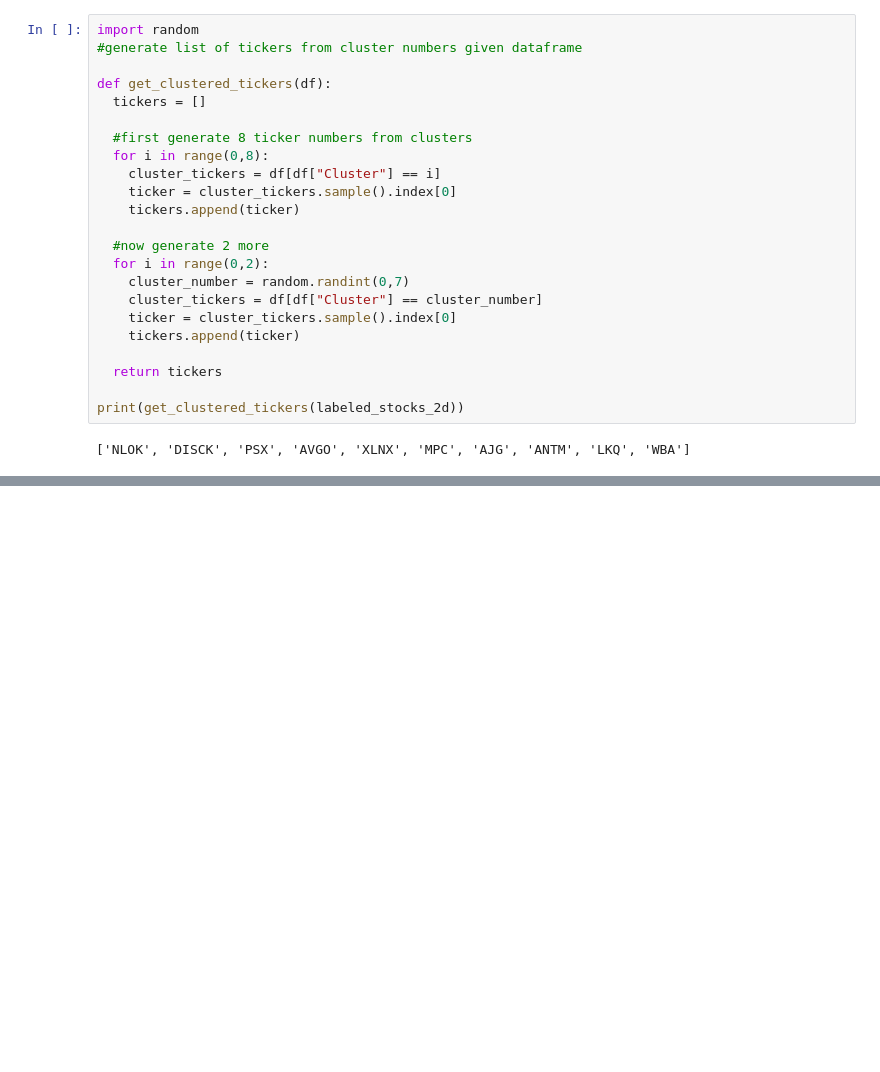
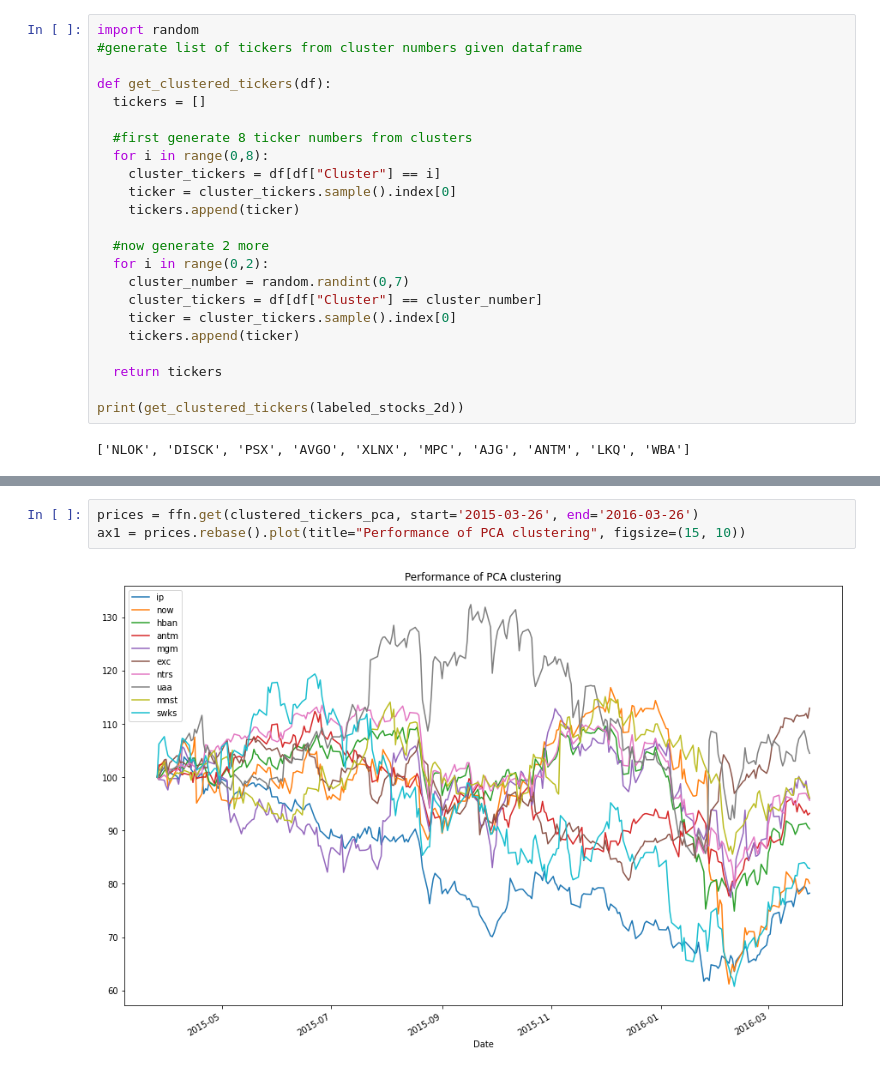
Before and after one commit to CAP4770-group9-project/final-project, a Jupyter notebook: k-means-clustering.ipynb, the cells around one changed output, grey strips where cells are left out. Cells and saved outputs as stored; diff of their text form; blank space fills up the shorter version.

```diff
--- a/k-means-clustering.ipynb
+++ b/k-means-clustering.ipynb
@@ -1214,0 +1191,5 @@ Requirement already satisfied: urllib3<1.25,>=1.21.1 in /usr/local/lib/python3.6
+# %%
+prices = ffn.get(clustered_tickers_pca, start='2015-03-26', end='2016-03-26')
+ax1 = prices.rebase().plot(title="Performance of PCA clustering", figsize=(15, 10))
+# %% [output]
+[figure, added]
```
Also changed, not shown: parts of 7 cells of this notebook.
